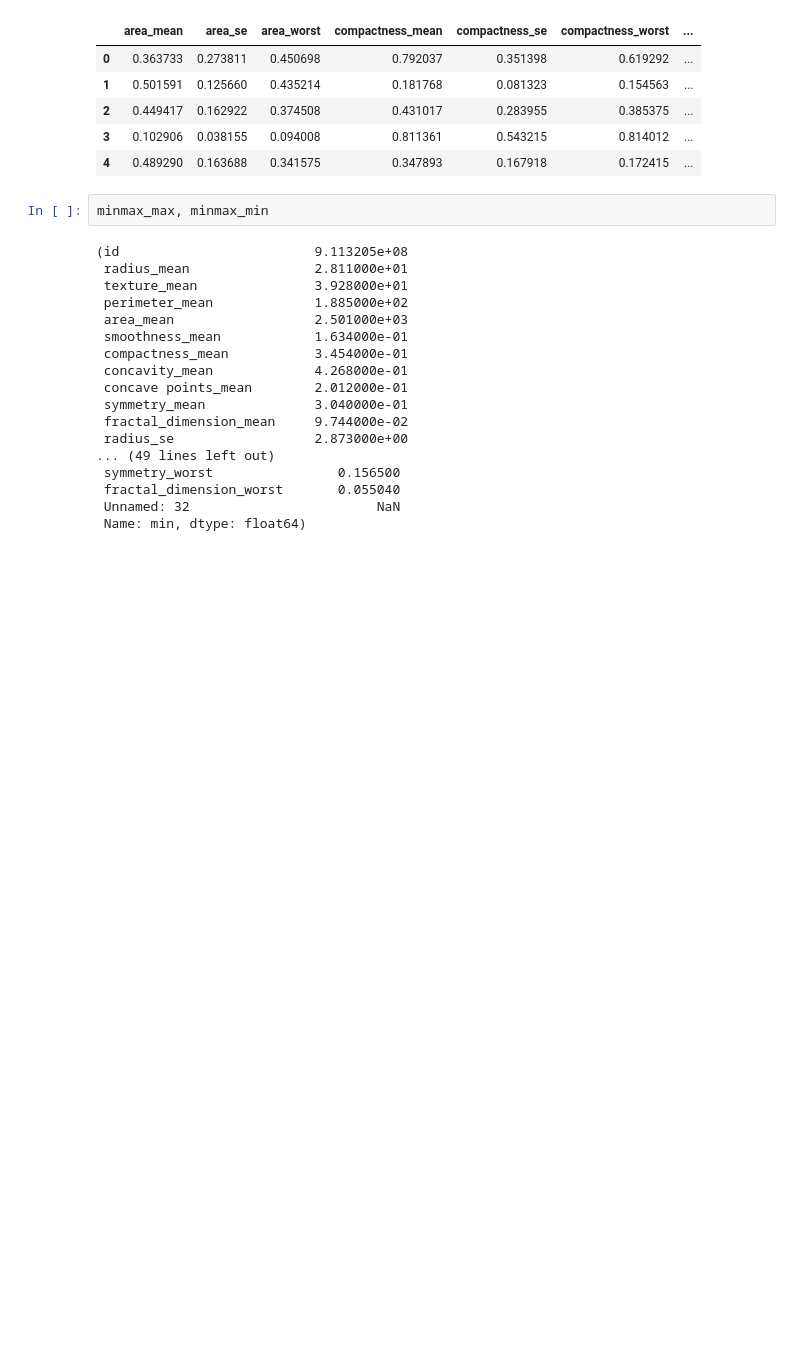
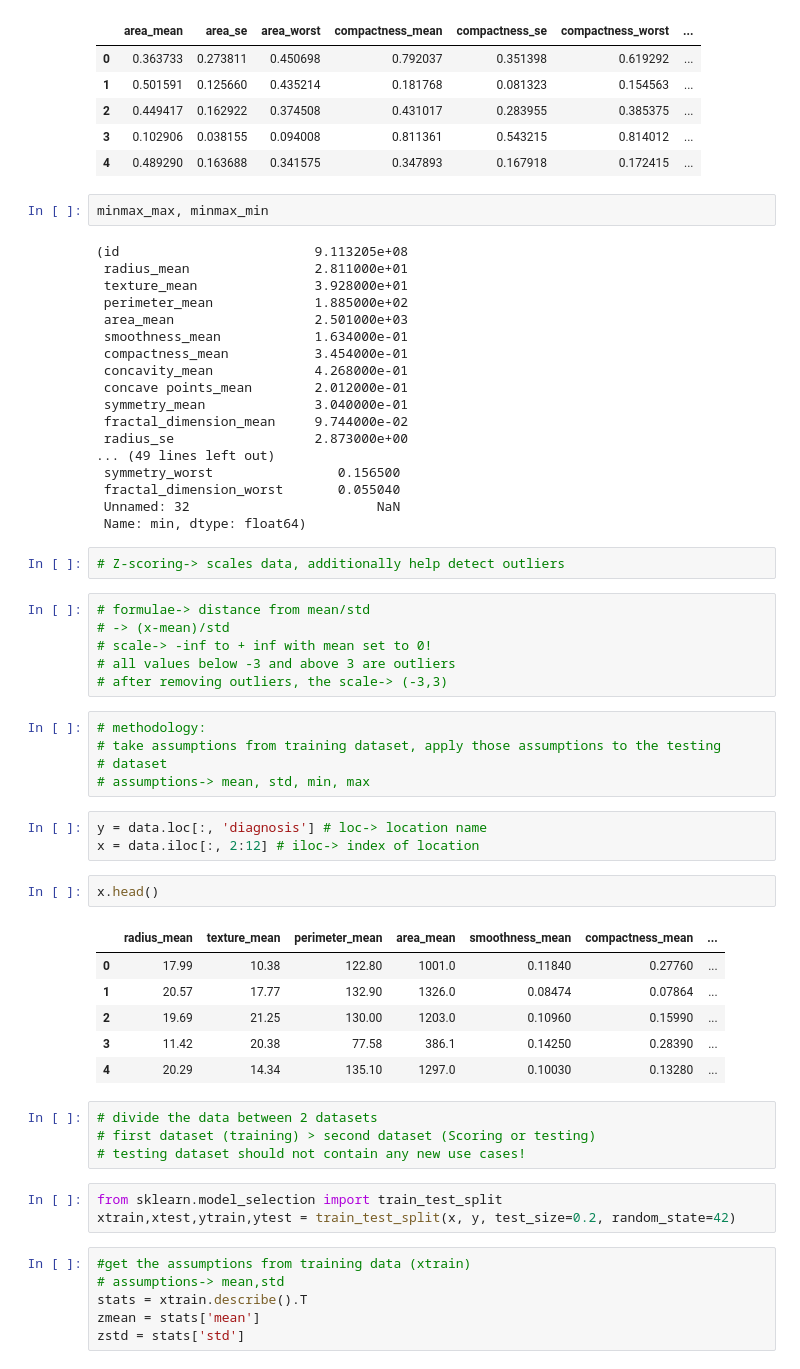
Before and after one commit to a-forty-two/diamler_17_jan, a Jupyter notebook: 01_Normalization_and_Outliers.ipynb, the cells around one changed output. Drawn from its saved outputs; the diff is of its cells as text; blank space fills up the shorter version.

```diff
--- a/01_Normalization_and_Outliers.ipynb
+++ b/01_Normalization_and_Outliers.ipynb
@@ -97,3 +97,41 @@ minmax_max, minmax_min
  fractal_dimension_worst       0.055040
  Unnamed: 32                        NaN
  Name: min, dtype: float64)
+# %%
+# Z-scoring-> scales data, additionally help detect outliers
+# %%
+# formulae-> distance from mean/std
+# -> (x-mean)/std
+# scale-> -inf to + inf with mean set to 0!
+# all values below -3 and above 3 are outliers
+# after removing outliers, the scale-> (-3,3)
+# %%
+# methodology:
+# take assumptions from training dataset, apply those assumptions to the testing
+# dataset
+# assumptions-> mean, std, min, max
+# %%
+y = data.loc[:, 'diagnosis'] # loc-> location name
+x = data.iloc[:, 2:12] # iloc-> index of location
+# %%
+x.head()
+# %% [output]
+|  | radius_mean | texture_mean | perimeter_mean | area_mean | smoothness_mean | compactness_mean | ... |
+| 0 | 17.99 | 10.38 | 122.80 | 1001.0 | 0.11840 | 0.27760 | ... |
+| 1 | 20.57 | 17.77 | 132.90 | 1326.0 | 0.08474 | 0.07864 | ... |
+| 2 | 19.69 | 21.25 | 130.00 | 1203.0 | 0.10960 | 0.15990 | ... |
+| 3 | 11.42 | 20.38 | 77.58 | 386.1 | 0.14250 | 0.28390 | ... |
+| 4 | 20.29 | 14.34 | 135.10 | 1297.0 | 0.10030 | 0.13280 | ... |
+# %%
+# divide the data between 2 datasets
+# first dataset (training) > second dataset (Scoring or testing)
+# testing dataset should not contain any new use cases!
+# %%
+from sklearn.model_selection import train_test_split
+xtrain,xtest,ytrain,ytest = train_test_split(x, y, test_size=0.2, random_state=42)
+# %%
+#get the assumptions from training data (xtrain)
+# assumptions-> mean,std
+stats = xtrain.describe().T
+zmean = stats['mean']
+zstd = stats['std']
```
Also changed, not shown: parts of 4 cells of this notebook.
